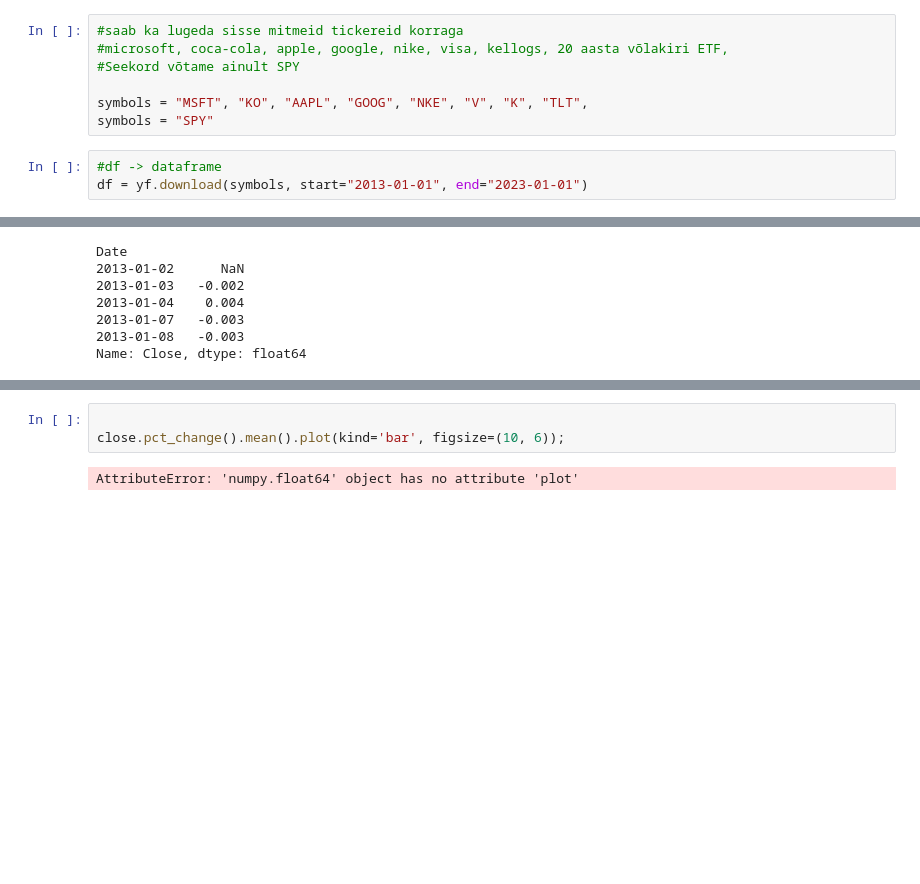
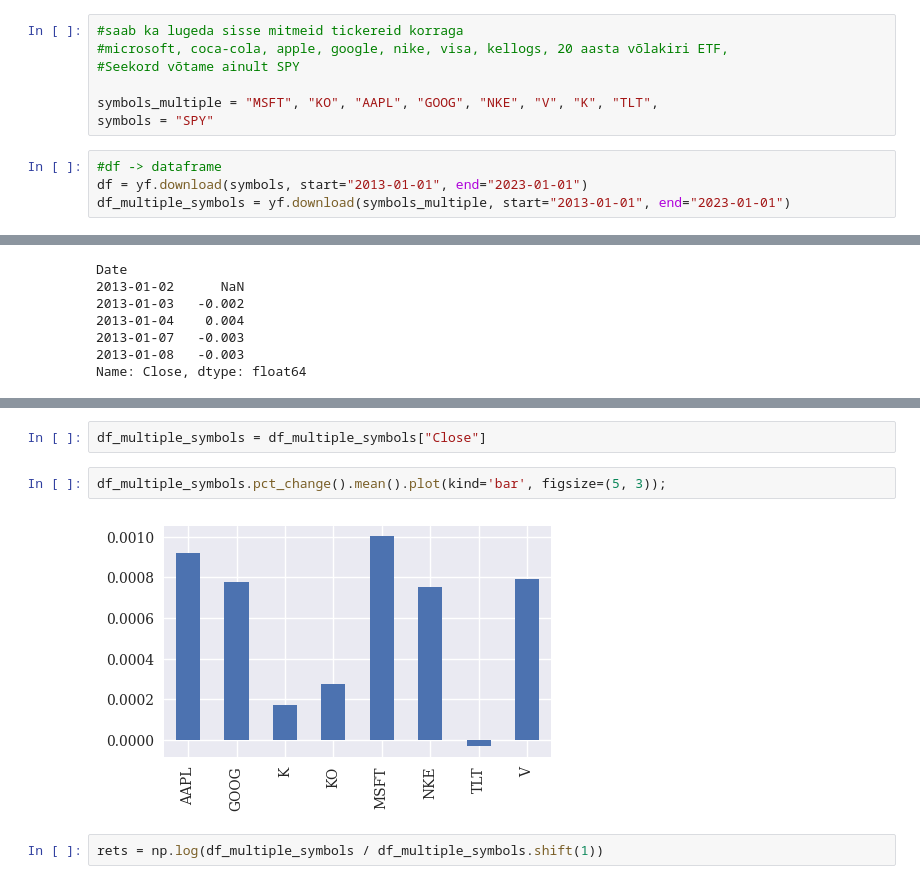
Before and after one commit to MartinKasak/Python_Finance_Numpy_Pandas, a Jupyter notebook: Python Finance.ipynb, the cells around one changed output, grey strips where cells are left out. Drawn from its saved outputs; the diff is of its cells as text; blank space fills up the shorter version.

```diff
--- a/Python Finance.ipynb
+++ b/Python Finance.ipynb
@@ -24,10 +24,11 @@ df = yf.download("SPY", start="2003-01-01", end="2023-01-01")
 #microsoft, coca-cola, apple, google, nike, visa, kellogs, 20 aasta võlakiri ETF,
 #Seekord võtame ainult SPY
 
-symbols = "MSFT", "KO", "AAPL", "GOOG", "NKE", "V", "K", "TLT",
+symbols_multiple = "MSFT", "KO", "AAPL", "GOOG", "NKE", "V", "K", "TLT",
 symbols = "SPY"
 # %%
 #df -> dataframe
 df = yf.download(symbols, start="2013-01-01", end="2023-01-01")
+df_multiple_symbols = yf.download(symbols_multiple, start="2013-01-01", end="2023-01-01")
 # %% [output]
 [*********************100%***********************]  1 of 1 completed
@@ -108,5 +108,8 @@ Name: Close, Length: 2518, dtype: float64
+# %%
+df_multiple_symbols = df_multiple_symbols["Close"]
 # %%
-
-close.pct_change().mean().plot(kind='bar', figsize=(10, 6));
+df_multiple_symbols.pct_change().mean().plot(kind='bar', figsize=(5, 3));
 # %% [output]
-AttributeError: 'numpy.float64' object has no attribute 'plot'
+[figure, added]
+# %%
+rets = np.log(df_multiple_symbols / df_multiple_symbols.shift(1))
```
Also changed, not shown: parts of 7 cells of this notebook.
